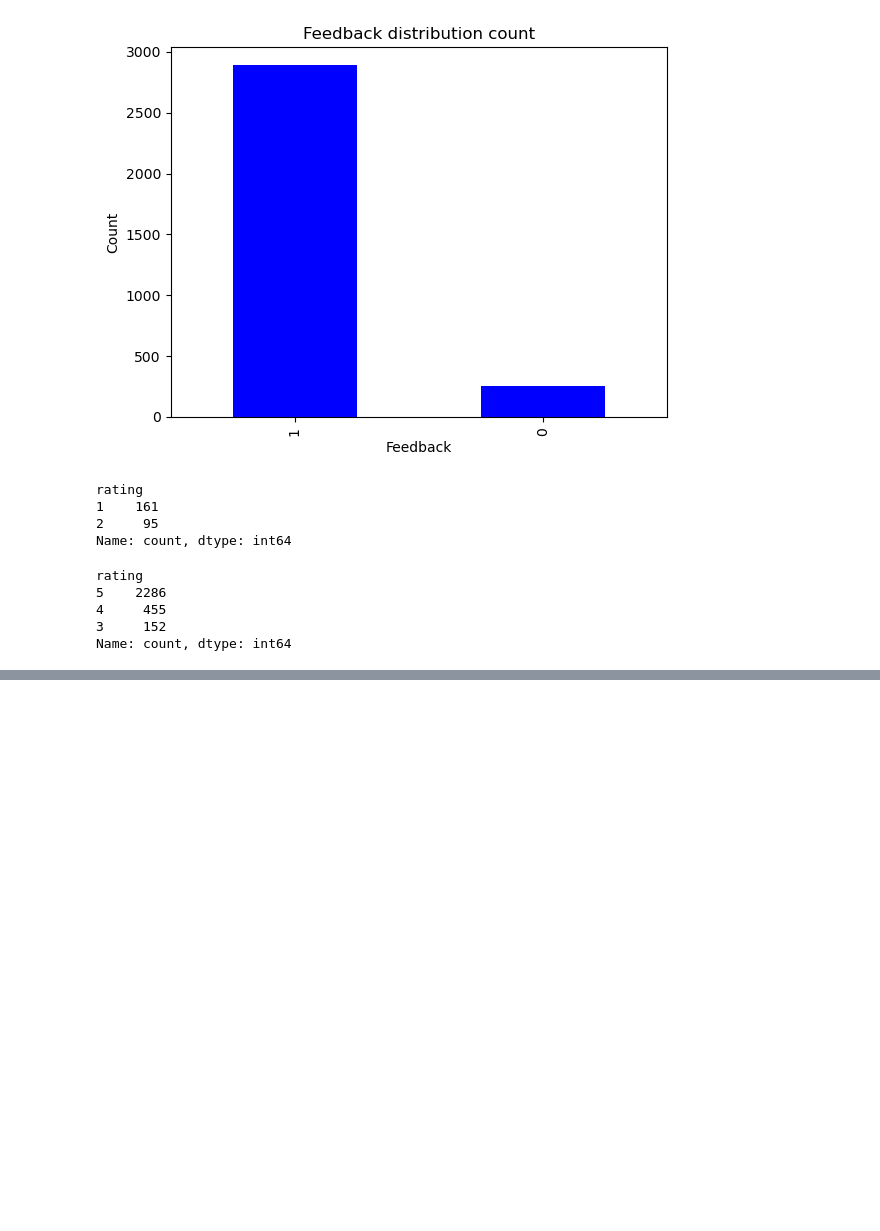
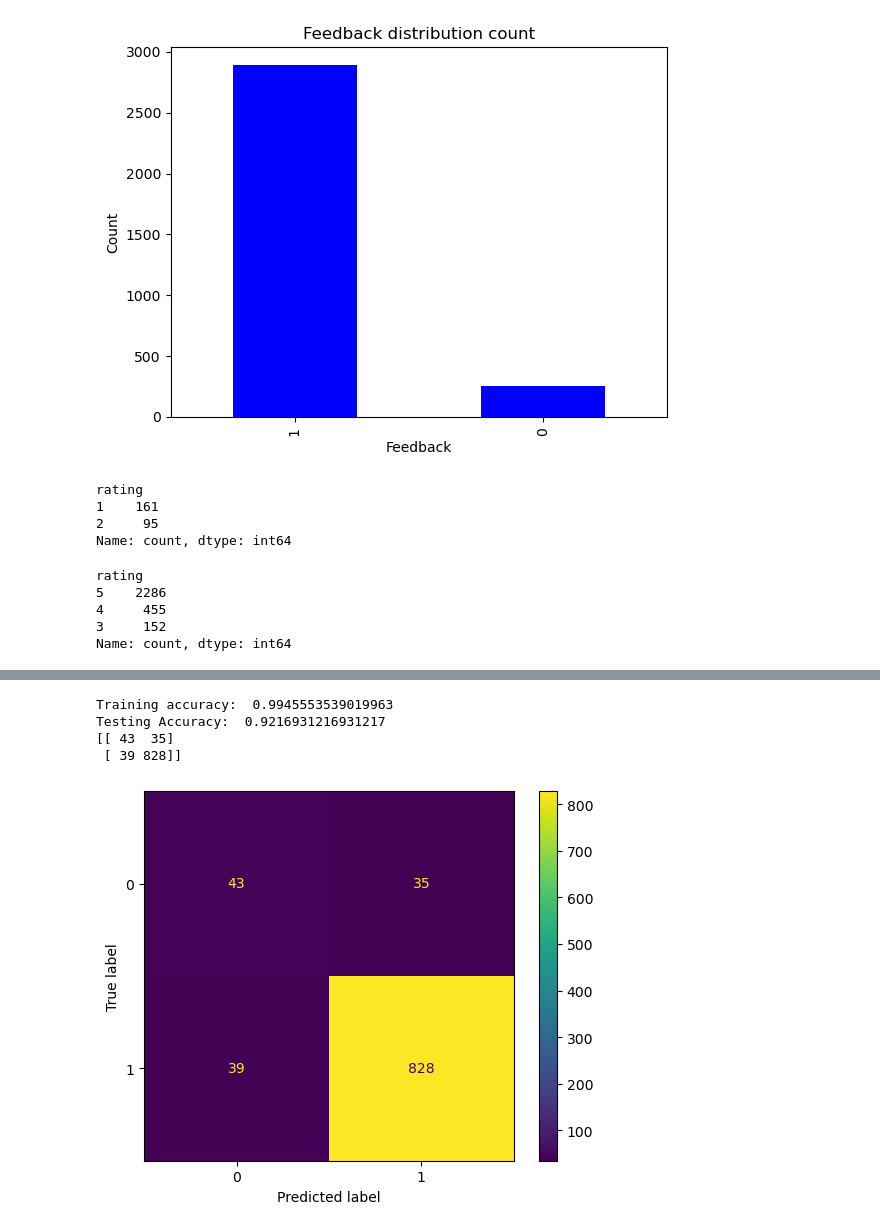
Before and after one commit to sanjsaloni/Natural-Language-Processing, a Jupyter notebook: Sentiment_Analysis.ipynb, the cells around one changed output, grey strips where cells are left out. Saved outputs shown, nothing was run; the diff lists cells and outputs as text; code cells hidden in the pictures; blank space fills up the shorter version.

```diff
--- a/Sentiment_Analysis.ipynb
+++ b/Sentiment_Analysis.ipynb
@@ -367,0 +431,18 @@ plt.show()
+# %%
+#Decision Tree Classifier Model
+model_dt = DecisionTreeClassifier()
+model_dt.fit(x_train_scl,y_train)
+print("Training accuracy: ", model_dt.score(x_train_scl, y_train))
+print("Testing Accuracy: ", model_dt.score(x_test_scl, y_test))
+y_preds = model_dt.predict(x_test_scl)
+cm = confusion_matrix(y_test, y_preds)
+print(cm)
+cm_display = ConfusionMatrixDisplay(confusion_matrix = cm, display_labels=model_dt.classes_)
+cm_display.plot()
+plt.show()
+# %% [output]
+Training accuracy:  0.9945553539019963
+Testing Accuracy:  0.9216931216931217
+[[ 43  35]
+ [ 39 828]]
+[figure, added]
```
Also changed, not shown: parts of 42 cells of this notebook.
